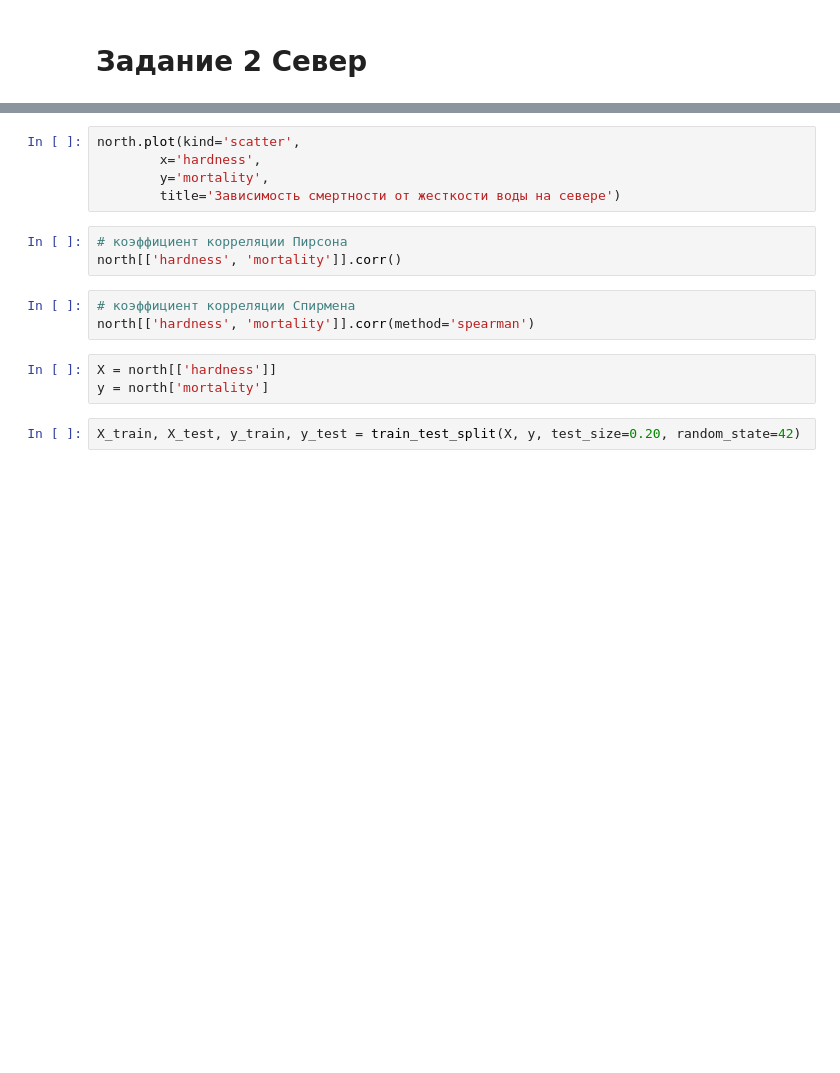
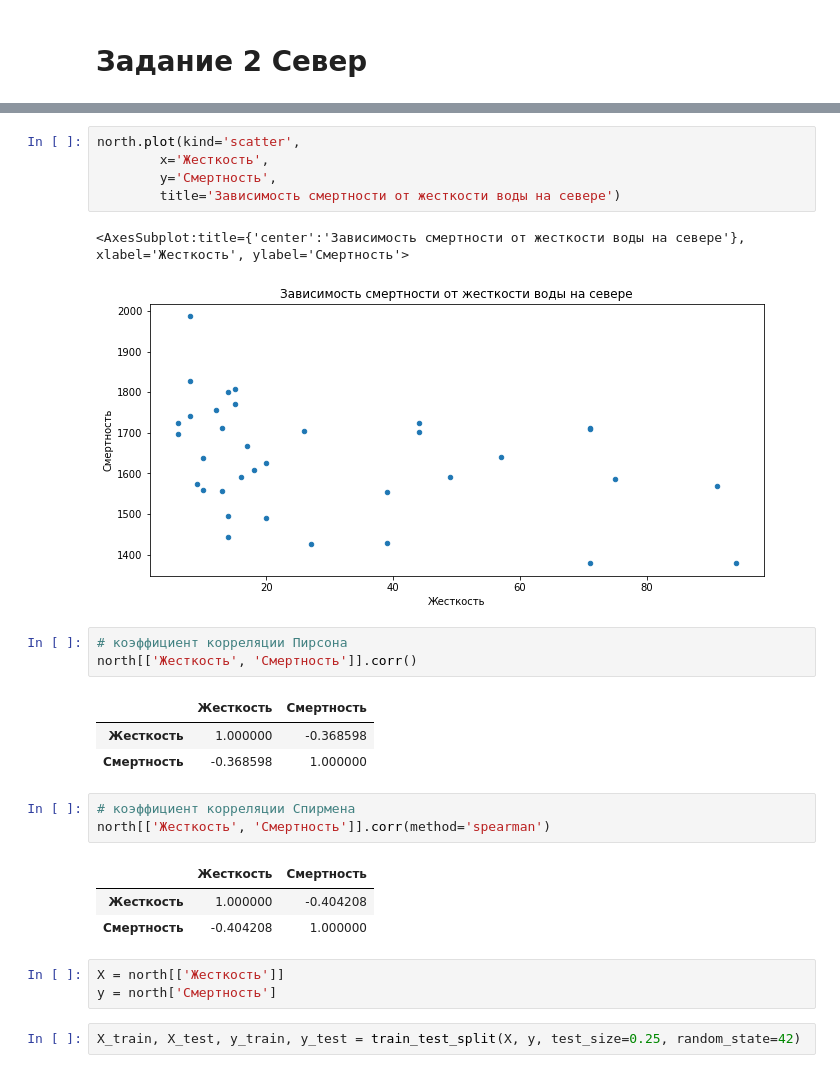
Before and after one commit to Chibis34/DZ_Gordeev, a Jupyter notebook: DZ18_Gordeev_Korelyaciya_analiz.ipynb, the cells around one changed output, grey strips where cells are left out. Cells and saved outputs as stored; diff of their text form; blank space fills up the shorter version.

```diff
--- a/DZ18_Gordeev_Korelyaciya_analiz.ipynb
+++ b/DZ18_Gordeev_Korelyaciya_analiz.ipynb
@@ -143,19 +265,30 @@ north.head()
 # %%
 north.plot(kind='scatter',
-        x='hardness',
-        y='mortality',
+        x='Жесткость',
+        y='Смертность',
         title='Зависимость смертности от жесткости воды на севере')
+# %% [output]
+<AxesSubplot:title={'center':'Зависимость смертности от жесткости воды на севере'}, xlabel='Жесткость', ylabel='Смертность'>
+[figure, added]
 # %%
 # коэффициент корреляции Пирсона
-north[['hardness', 'mortality']].corr()
+north[['Жесткость', 'Смертность']].corr()
+# %% [output]
+|  | Жесткость | Смертность |
+| Жесткость | 1.000000 | -0.368598 |
+| Смертность | -0.368598 | 1.000000 |
 # %%
 # коэффициент корреляции Спирмена
-north[['hardness', 'mortality']].corr(method='spearman')
+north[['Жесткость', 'Смертность']].corr(method='spearman')
+# %% [output]
+|  | Жесткость | Смертность |
+| Жесткость | 1.000000 | -0.404208 |
+| Смертность | -0.404208 | 1.000000 |
 # %%
-X = north[['hardness']]
-y = north['mortality']
+X = north[['Жесткость']]
+y = north['Смертность']
 # %%
-X_train, X_test, y_train, y_test = train_test_split(X, y, test_size=0.20, random_state=42)
+X_train, X_test, y_train, y_test = train_test_split(X, y, test_size=0.25, random_state=42)
 # %%
 model = LinearRegression()
 model.fit(X_train, y_train)  # обучается на данных и подбирает оптимальные коэффициенты
```
Also changed, not shown: parts of 52 cells of this notebook, 1 other file.
